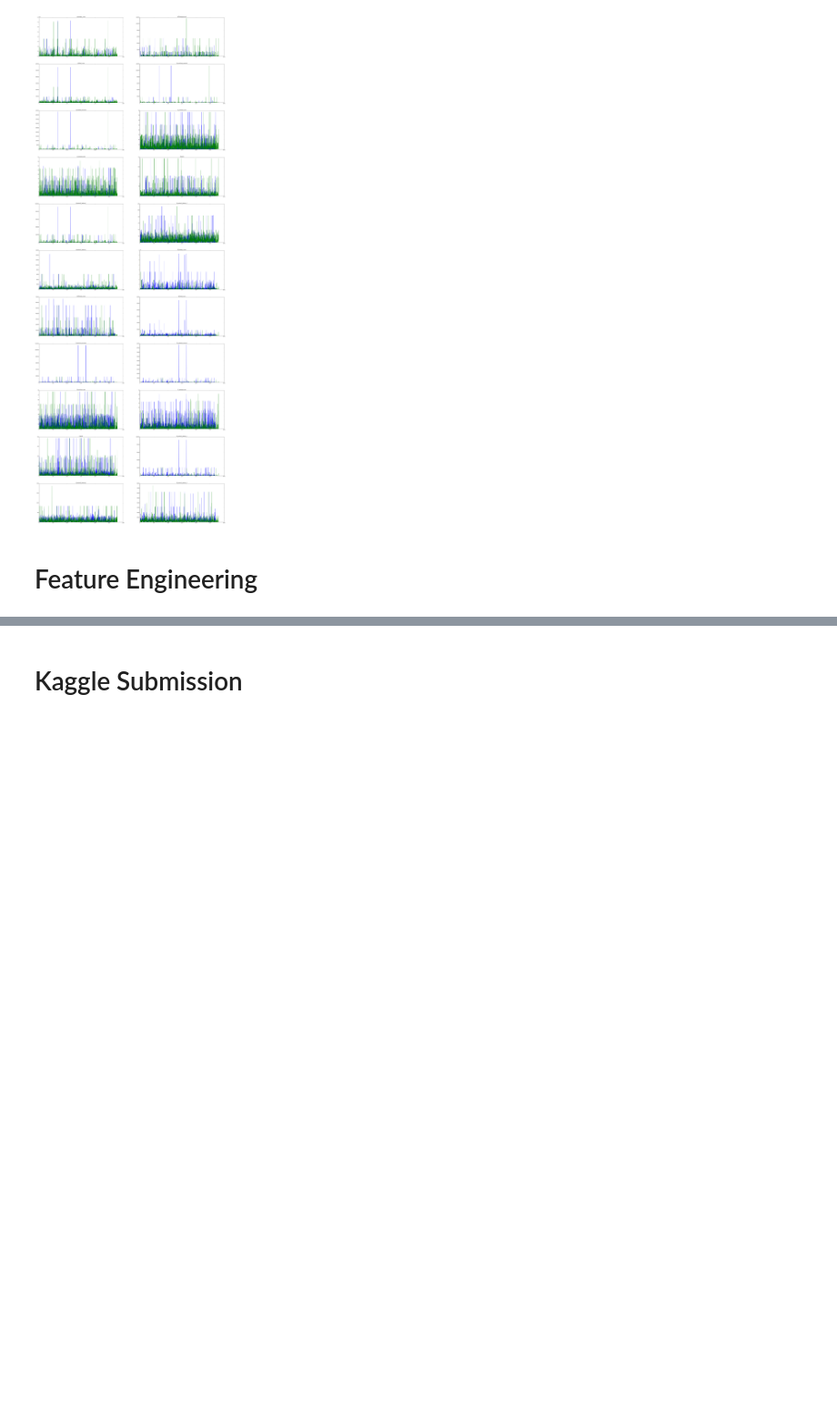
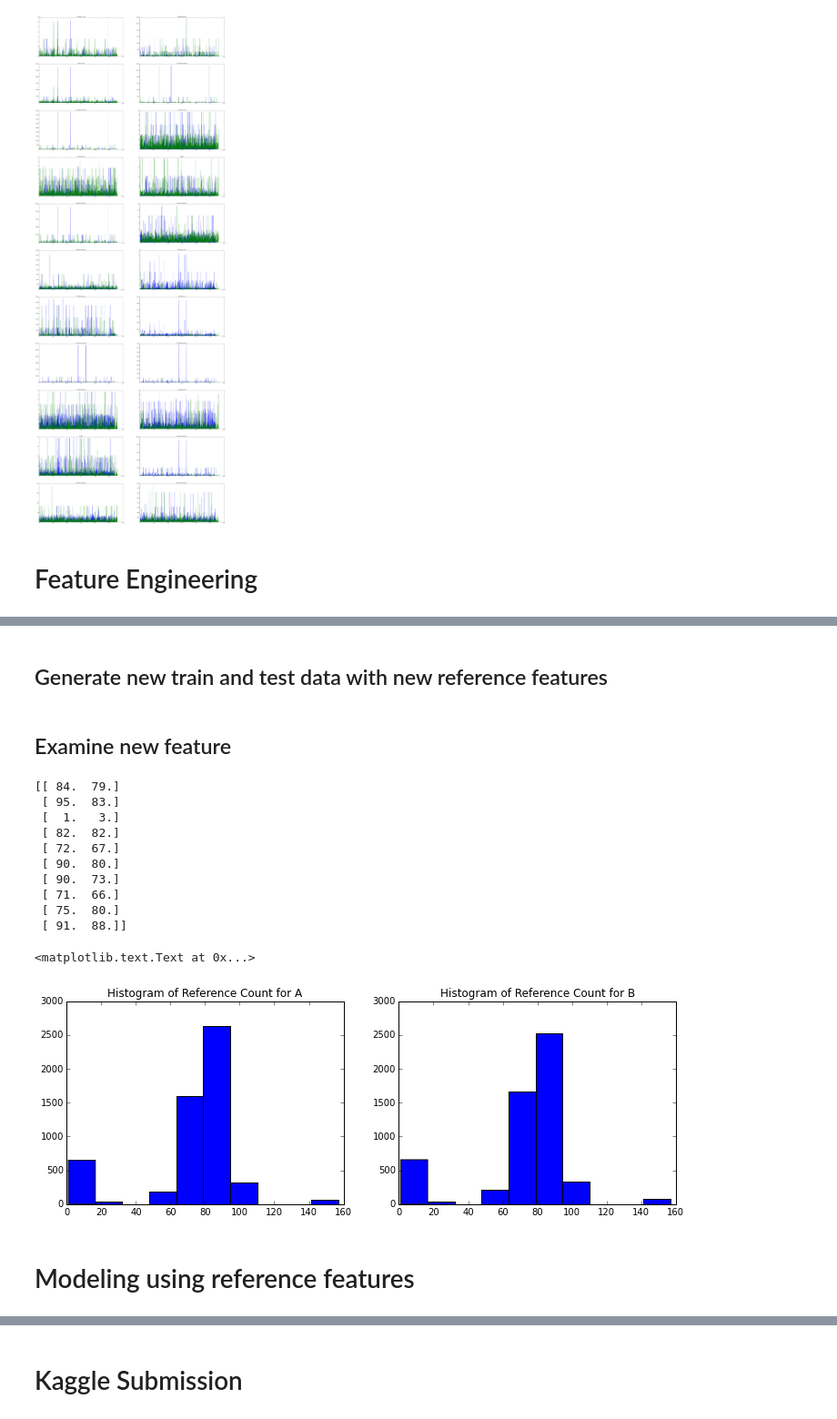
Before and after one commit to nickhamlin/mids_207_final_project, a Jupyter notebook: 207 Final Project - Byun, Chio, Danish, Hamlin, Pazo.ipynb, the cells around one changed output, grey strips where cells are left out. Shown at 91% size. Drawn from its saved outputs; the diff is of its cells as text; code cells hidden in the pictures; blank space fills up the shorter version.

```diff
--- a/207 Final Project - Byun, Chio, Danish, Hamlin, Pazo.ipynb
+++ b/207 Final Project - Byun, Chio, Danish, Hamlin, Pazo.ipynb
@@ -224,20 +334,5 @@ ax22.set_title('B_network_feature_3')
 [figure]
 # %% [markdown]
 # Feature Engineering
-# %%
-# new X using new features
-
-#new_features = [0, 1, 3, 5, 6, 9, 10, 11, 12, 14, 16, 17, 20, 21]
-new_features = range(22)
-def remove_features(features_to_keep, X):
-    new_X = np.zeros((len(X[:,0]),len(new_features)))
-
-    for i in range(0,len(new_features)):
-        new_X[:,i] = X[:,new_features[i]]
-
-    return new_X
-
-X = remove_features(new_features, X)
-test_data = remove_features(new_features, test_data)
 # %%
 ## Useful functions
@@ -400,0 +543,42 @@ print sum(blues)
+# %% [markdown]
+## Generate new train and test data with new reference features
+# %%
+# For train data set
+X_reference_features = generate_reference_features(X, reference_dict)
+ref_feature_transformed = X_reference_features[:,0] - X_reference_features[:,1]
+# run through the same prepare_train_data process to split data into train and dev set
+ref_train_data, unused, ref_dev_data, unused = prepare_train_data(ref_feature_transformed, ref_feature_transformed)
+train_data_transformed_with_ref = np.hstack((train_data_transformed, ref_train_data[:,np.newaxis]))
+dev_data_transformed_with_ref = np.hstack((dev_data_transformed, ref_dev_data[:,np.newaxis]))
+
+# For test data set
+test_ref_feature = generate_reference_features(test_data, reference_dict)
+test_ref_feature_transformed = test_ref_feature[:,0] - test_ref_feature[:,1]
+X_transformed_with_ref = np.hstack((X_transformed, ref_feature_transformed[:,np.newaxis]))
+test_data_transformed_with_ref = np.hstack((test_data_transformed, test_ref_feature_transformed[:,np.newaxis]))
+# %% [markdown]
+## Examine new feature
+# %%
+print X_reference_features[:10]
+plt.figure(figsize=(12,4))
+plt.subplot(1,2,1)
+plt.hist(X_reference_features[:,0])
+plt.title("Histogram of Reference Count for A")
+plt.subplot(1,2,2)
+plt.hist(X_reference_features[:,1])
+plt.title("Histogram of Reference Count for B")
+# %% [output]
+[[ 84.  79.]
+ [ 95.  83.]
+ [  1.   3.]
+ [ 82.  82.]
+ [ 72.  67.]
+ [ 90.  80.]
+ [ 90.  73.]
+ [ 71.  66.]
+ [ 75.  80.]
+ [ 91.  88.]]
+<matplotlib.text.Text at 0x...>
+[figure, added]
+# %% [markdown]
+# Modeling using reference features
```
Also changed, not shown: parts of 31 cells of this notebook.
